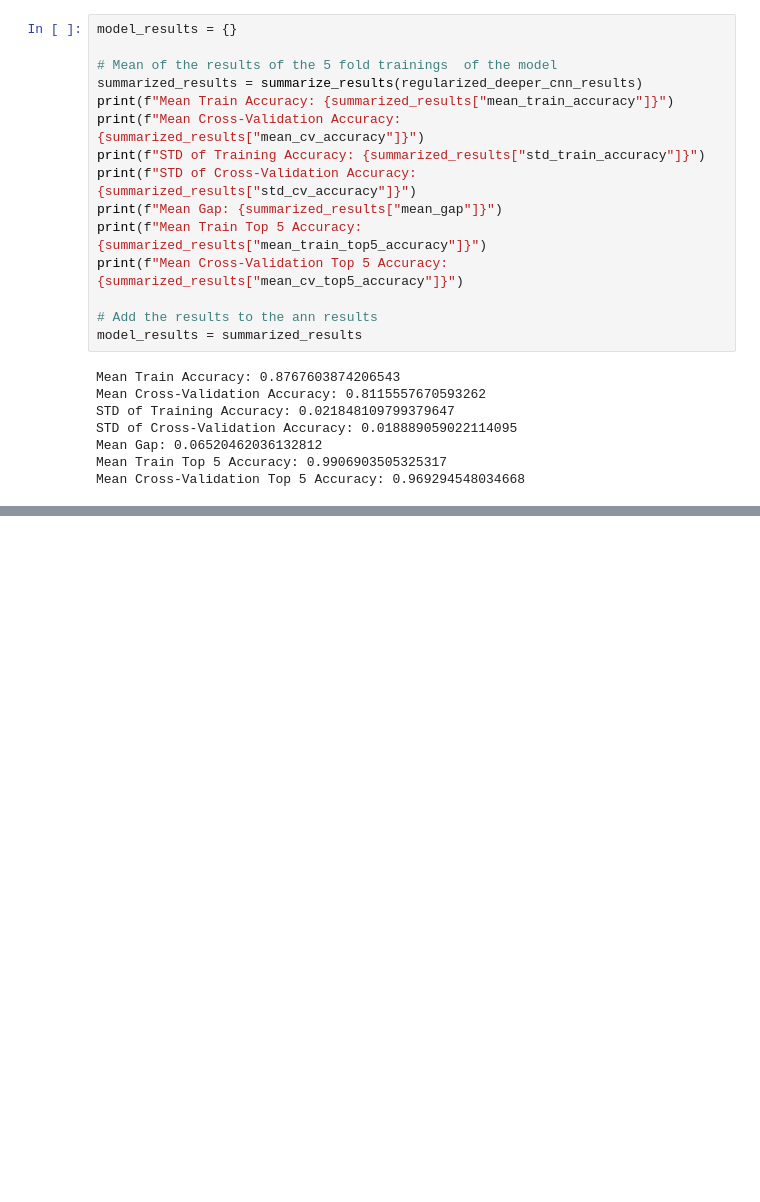
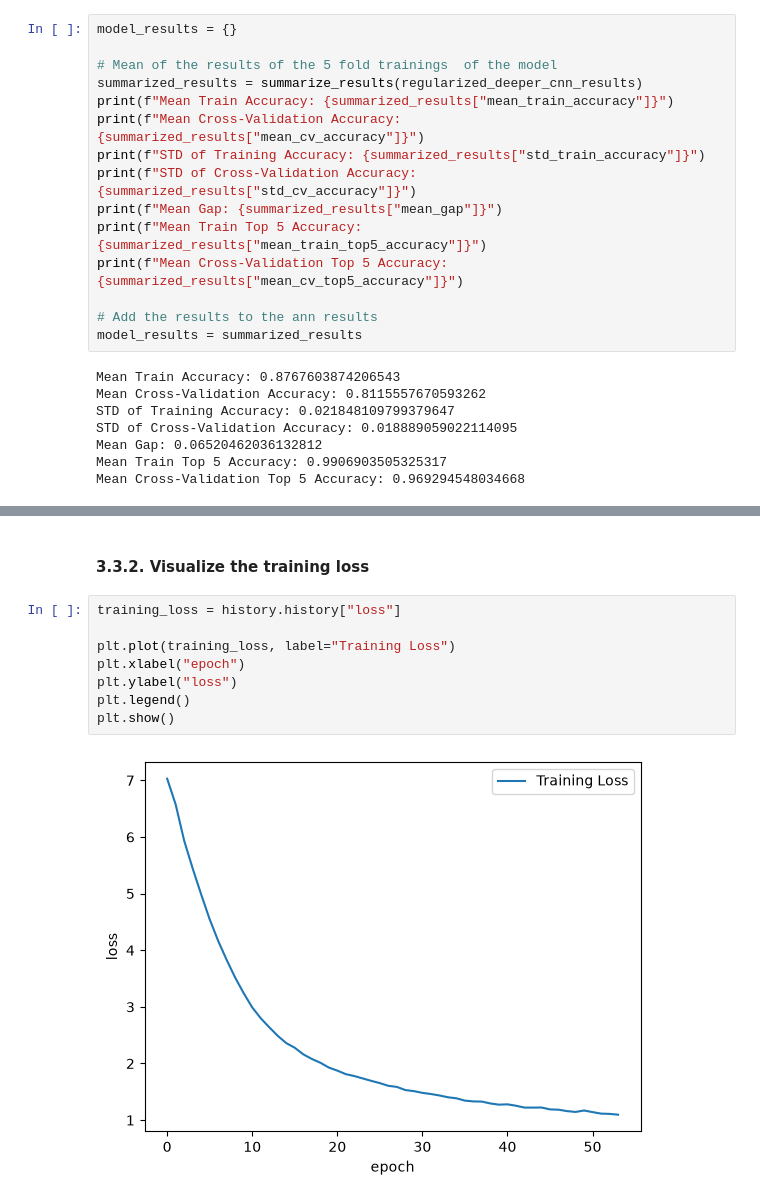
Before and after one commit to Wedi-Nachew/Geez-OCR, a Jupyter notebook: geez_ocr.ipynb, the cells around one changed output, grey strips where cells are left out. Drawn from its saved outputs; the diff is of its cells as text; blank space fills up the shorter version.

```diff
--- a/geez_ocr.ipynb
+++ b/geez_ocr.ipynb
@@ -174,0 +273,12 @@ Mean Cross-Validation Top 5 Accuracy: 0.969294548034668
+# %% [markdown]
+#### 3.3.2. Visualize the training loss
+# %%
+training_loss = history.history["loss"]
+
+plt.plot(training_loss, label="Training Loss")
+plt.xlabel("epoch")
+plt.ylabel("loss")
+plt.legend()
+plt.show()
+# %% [output]
+[figure, added]
```
Also changed, not shown: parts of 41 cells of this notebook, 2 other files.
